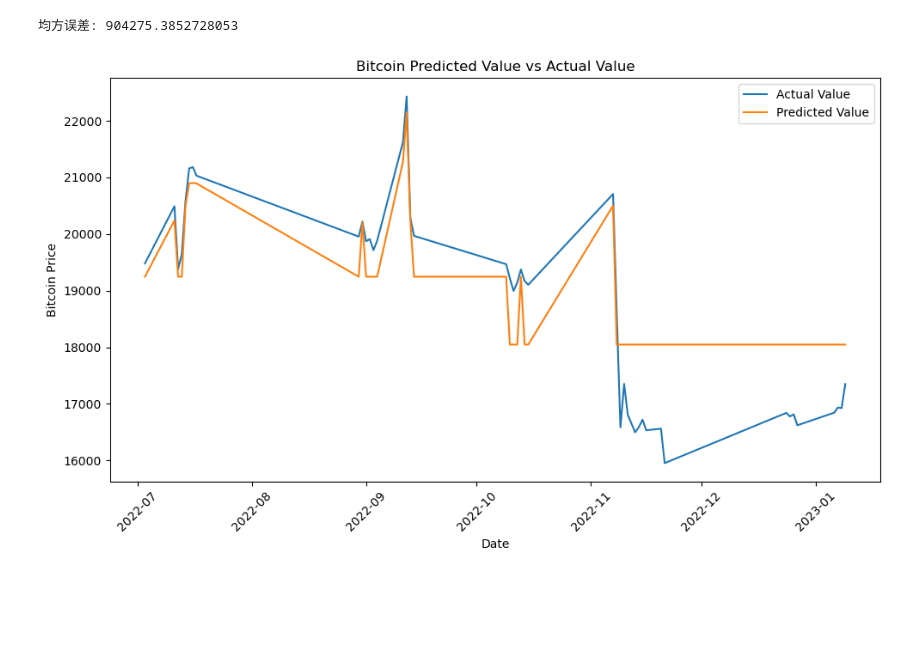
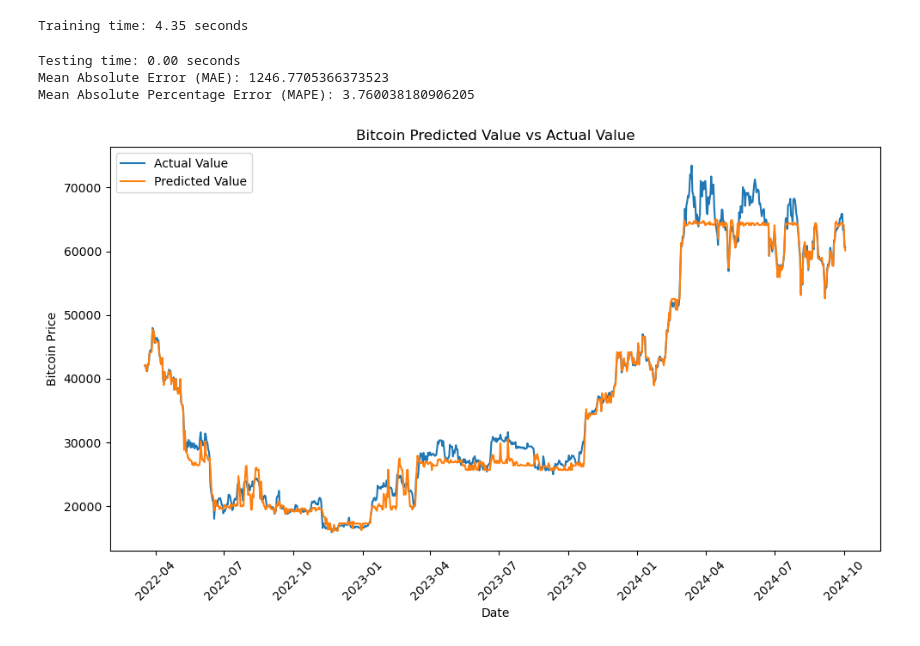
Before and after one commit to lcxWEB/bitflow, a Jupyter notebook: bitcoin_prediction/XGBoost/xgboost.ipynb, the cells around one changed output. Cells and saved outputs as stored; diff of their text form; code cells hidden in the pictures; blank space fills up the shorter version.

Commit message:
xgboost Model with historical bitcoin price and api price

```diff
--- a/bitcoin_prediction/XGBoost/xgboost.ipynb
+++ b/bitcoin_prediction/XGBoost/xgboost.ipynb
@@ -43,13 +41,16 @@ X_train, X_test, y_train, y_test = train_test_split(X, y, test_size=0.3, shuffle
 import pandas as pd
 
 # 假设你的数据已经加载到一个 DataFrame 中，并且包含 'Close' 列和 'Date' 列
-data = pd.read_csv('../bitcoin_price_sentiment.csv')
+data = pd.read_csv('../bitcoin_price_sentiment_addmean.csv')
 
 # 确保日期列是datetime格式
 data['date'] = pd.to_datetime(data['date'])
 
 data['lag1'] = data['Close'].shift(1)
 data['lag2'] = data['Close'].shift(2)
+data['lag7'] = data['Close'].shift(7)
+data['rolling_mean_7'] = data['Close'].rolling(window=7).mean()
+data['rolling_std_7'] = data['Close'].rolling(window=7).std()
 
 data = data.dropna()
 
@@ -66,10 +67,10 @@ print(f"Training data size: {len(train)}")
 print(f"Testing data size: {len(test)}")
 
 # 训练集特征和目标
-X_train = train[['Open', 'High', 'Low', 'Volume', 'sentiment_scores', 'lag1', 'lag2']]  # 假设这是你的特征列
+X_train = train[['Open', 'High', 'Low', 'Volume', 'sentiment_scores', 'lag1', 'lag2', 'lag7', 'rolling_mean_7', 'rolling_std_7']]  # 假设这是你的特征列
 y_train = train['Close']  # 收盘价作为目标值
 
 # 测试集特征和目标
-X_test = test[['Open', 'High', 'Low', 'Volume', 'sentiment_scores', 'lag1', 'lag2']]
+X_test = test[['Open', 'High', 'Low', 'Volume', 'sentiment_scores', 'lag1', 'lag2', 'lag7', 'rolling_mean_7', 'rolling_std_7']]
 y_test = test['Close']
 # %% [output]
@@ -106,37 +96,79 @@ num_round = 1000  # 训练轮次
+# %%
+# 设置 XGBoost 参数
+params = {
+    'booster': 'gbtree', # Tree model, suitable for most scenarios
+    'objective': 'reg:squarederror',  # 回归任务
+    'learning_rate': 0.01, # 学习率。值越小，模型收敛越慢，但可以提高泛化能力。典型值为 0.01 到 0.3。
+    'max_depth': 6,                   # 决策树的最大深度, 控制树的复杂度。较大的值会增加模型的复杂度，容易过拟合；较小的值会导致欠拟合。
+    'min_child_weight': 9, # 决定最小叶节点样本权重的和。较大的值会使模型更保守，防止过拟合。推荐值 1 - 10
+    'gamma': 0.1, # 分裂节点时的最小损失减少量，控制模型的复杂度。值越大，模型越保守。推荐值 0 - 5
+    'subsample': 0.8,                 # 每棵树随机采样的比例，防止过拟合。典型值为 0.5 到 1
+    'colsample_bytree': 0.8,           # 每棵树的特征随机采样比例
+    'lambda': 20,  # L2 正则化项的权重，较大的值会使模型更加保守。默认值为 1。
+    'alpha': 5,  # L1 正则化项的权重，增加稀疏性，有助于特征选择。默认值为 0。
+    'eval_metric': 'mae'  # 使用 MAE 作为评估指标
+}
+
+num_round = 2000  # 训练轮次
 # %%
+import time
+
 # 训练模型
+training_start_time = time.time()
 bst = xgb.train(params, dtrain, num_boost_round=num_round)
+training_end_time = time.time()
+training_time = training_end_time - training_start_time
+print(f"Training time: {training_time:.2f} seconds")
+# %% [output]
+Training time: 4.35 seconds
-# %%
-from sklearn.metrics import mean_squared_error
-
-# 对测试集进行预测
-y_pred = bst.predict(dtest)
-
-# 计算均方误差 (MSE)
-mse = mean_squared_error(y_test, y_pred)
-print(f"均方误差: {mse}")
-# %% [output]
-均方误差: 904275.3852728053
+# %%
+from sklearn.metrics import mean_absolute_error, mean_squared_error, mean_absolute_percentage_error
+
+# 对测试集进行预测
+testing_start_time = time.time()
+y_pred = bst.predict(dtest)
+testing_end_time = time.time()
+testing_time = testing_end_time - testing_start_time
+print(f"Testing time: {testing_time:.2f} seconds")
+
+# 计算均方误差 (MSE)
+#mse = mean_squared_error(y_test, y_pred)
+#print(f"Mean Squared Error (MSE): {mse}")
+
+# MAE
+mae = mean_absolute_error(y_test, y_pred)
+print(f"Mean Absolute Error (MAE): {mae}")
+
+# MAPE
+mape = np.mean(np.abs((y_test - y_pred) / y_test)) * 100
+print(f"Mean Absolute Percentage Error (MAPE): {mape}")
+# %% [output]
+Testing time: 0.00 seconds
+Mean Absolute Error (MAE): 1246.7705366373523
+Mean Absolute Percentage Error (MAPE): 3.760038180906205
 # %%
 # 可视化实际值和预测值
 plt.figure(figsize=(10, 6))
 # 绘制真实值
 plt.plot(test['date'], y_test, label='Actual Value')
 
 # 绘制预测值
 plt.plot(test['date'], y_pred, label='Predicted Value')
 
 # 设置 x 轴为日期
 plt.xlabel('Date')
 plt.ylabel('Bitcoin Price')
 plt.title('Bitcoin Predicted Value vs Actual Value')
 
 # 显示图例
 plt.legend()
 
 # 显示图表
 plt.xticks(rotation=45)  # 旋转日期标签，避免重叠
 plt.tight_layout()
 plt.show()
+
+last_date = test['date'].max()
+print("Last Date:", last_date)
 # %% [output]
-[figure, old version]
+[figure, new version]
```
Also changed, not shown: parts of 14 cells of this notebook.
